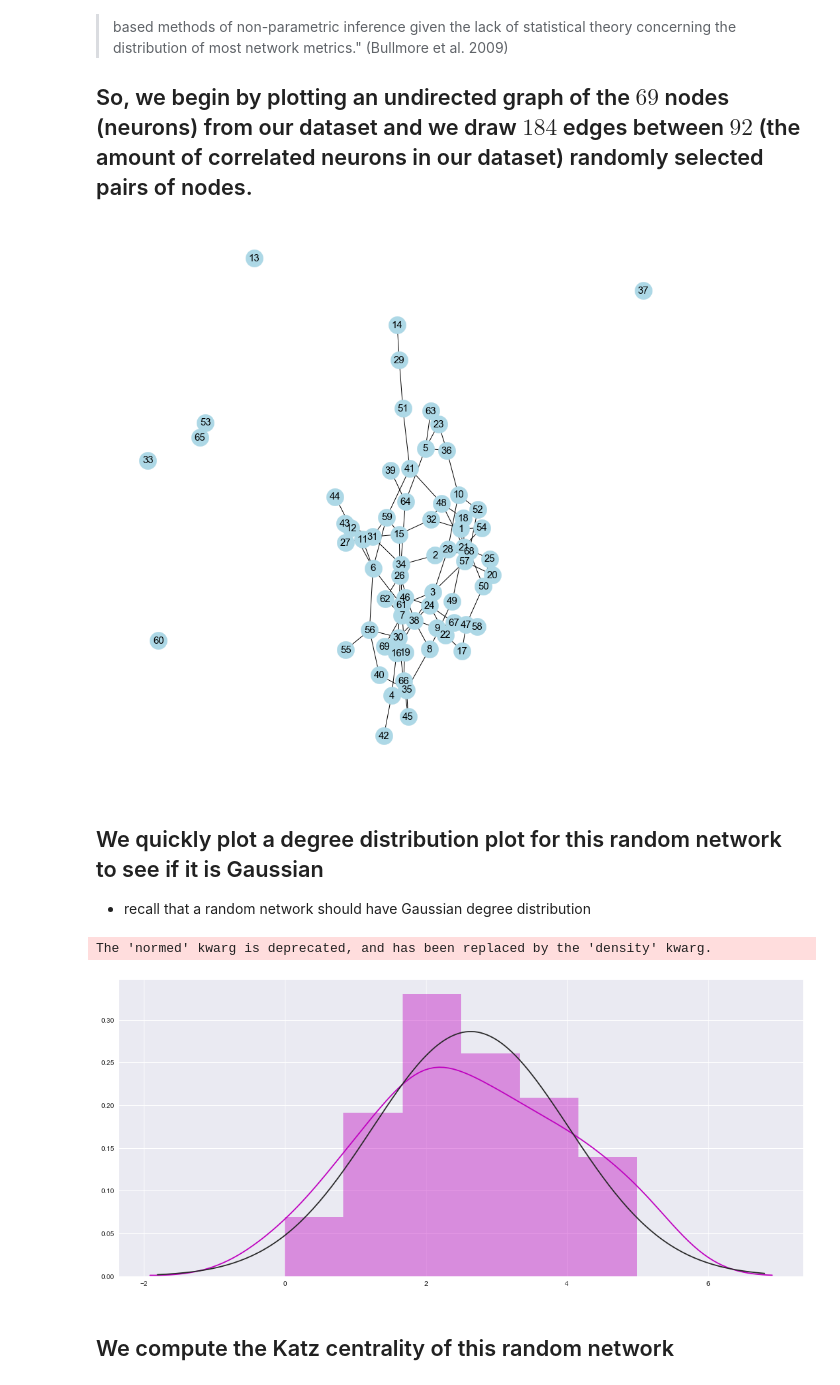
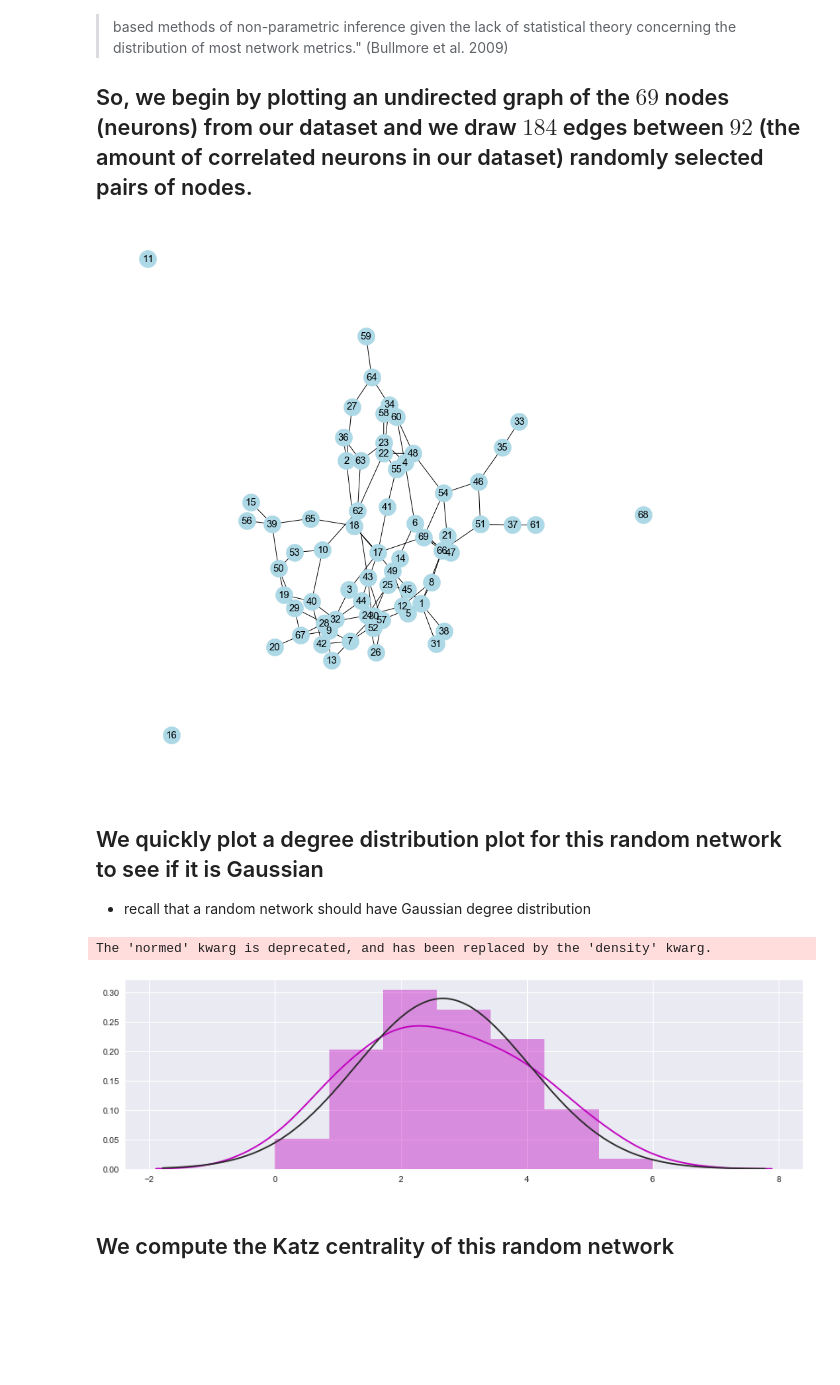
Before and after one commit to smu160/PvsNP, a Jupyter notebook: Graph_Analysis.ipynb, the cells around one changed output. Cells and saved outputs as stored; diff of their text form; code cells hidden in the pictures; blank space fills up the shorter version.

Commit message:
Changed dependency names, re-rendered all data visualizations, and removed useless markup

```diff
--- a/Graph_Analysis.ipynb
+++ b/Graph_Analysis.ipynb
@@ -27,7 +27,7 @@ InteractiveShell.ast_node_interactivity = "all"
 # %%
 TRACE_RAW_DRD87 = "/Users/saveliyyusufov/Hen_Lab/Mice/drd87_experiments/Raw_EPM_drd87.csv"
 data = pd.read_csv(TRACE_RAW_DRD87, header=None)
-z_scored_dataframe, AUC_dataframe, cell_transients_dataframe = Core.detect_ca_transients_mossy(data, 2, 0.5, 0.2, 10)
+z_scored_dataframe, AUC_dataframe, cell_transients_dataframe = SigProc.detect_ca_transients_mossy(data, 2, 0.5, 0.2, 10)
 # %% [markdown]
 ## Now, we plot an undirected graph of the network of cells that were imaged for a given mouse
 - Edges are added between pairs of neurons that had a correlation coefficient $\ge 3.0$
@@ -172,15 +166,16 @@ nx.draw_networkx_labels(G_2, pos, font_size=15, edge_labels=labels)
 plt.axis('off');
 plt.show();
 # %% [output]
-[figure, old version]
+[figure, new version]
 # %% [markdown]
 ## We quickly plot a degree distribution plot for this random network to see if it is Gaussian
 - recall that a random network should have Gaussian degree distribution
 # %%
+sns.set(rc={"figure.figsize": (14, 4)})
 sns.distplot(list(dict(G_2.degree()).values()), color='m', fit=stats.norm);
 # %% [output]
 The 'normed' kwarg is deprecated, and has been replaced by the 'density' kwarg.
-[figure, old version]
+[figure, new version]
 # %% [markdown]
 ## We compute the Katz centrality of this random network
 # %%
```
Also changed, not shown: parts of 8 cells of this notebook.
